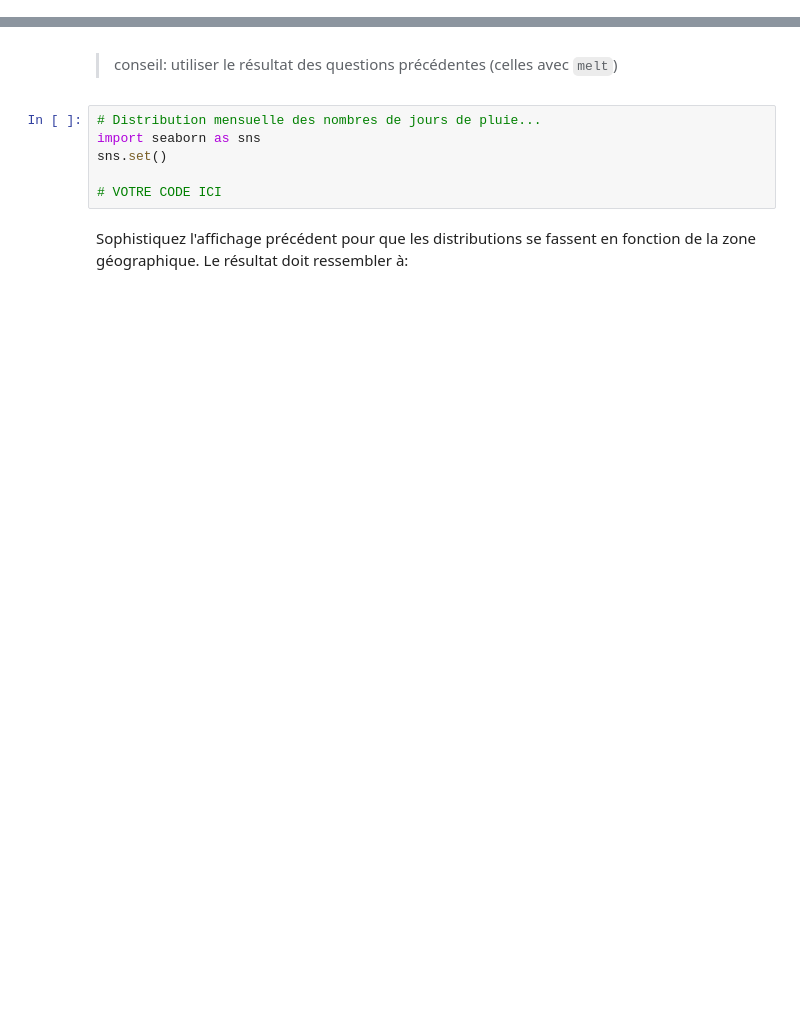
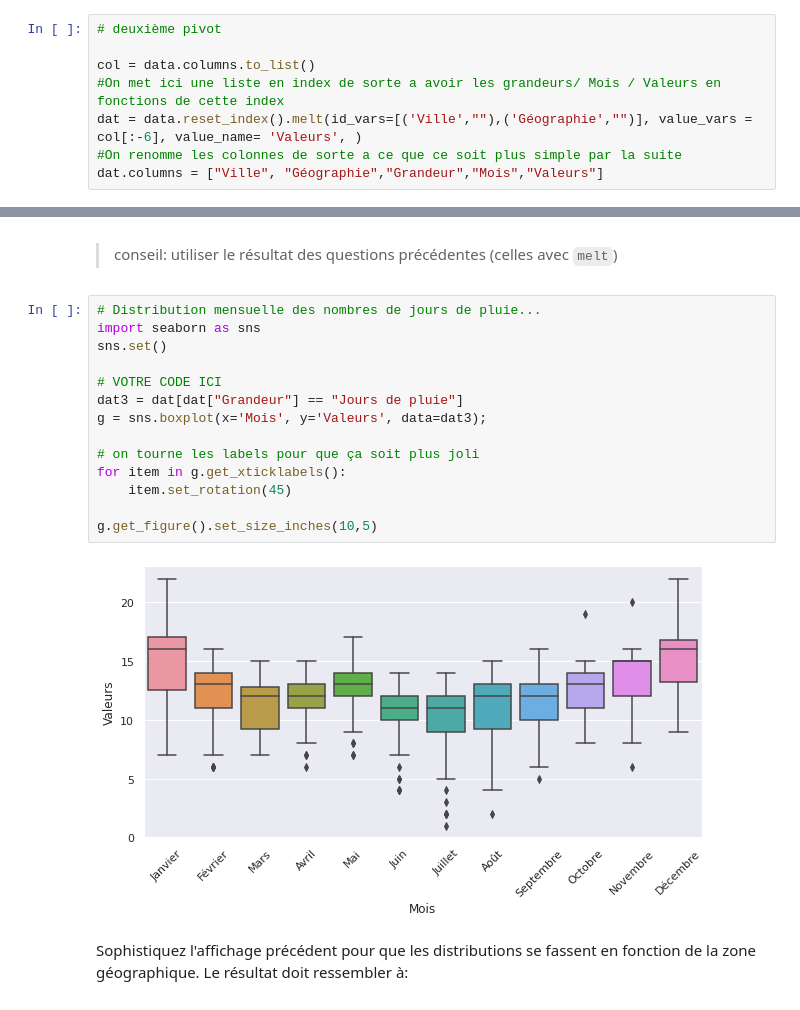
Before and after one commit to campusplage/compte-rendus-ngauthier, a Jupyter notebook: TP1_pandas.ipynb, the cells around one changed output, grey strips where cells are left out. Saved outputs shown, nothing was run; the diff lists cells and outputs as text; blank space fills up the shorter version.

```diff
--- a/TP1_pandas.ipynb
+++ b/TP1_pandas.ipynb
@@ -391,0 +381,8 @@ KeyError: ignored
+# %%
+# deuxième pivot
+
+col = data.columns.to_list()
+#On met ici une liste en index de sorte a avoir les grandeurs/ Mois / Valeurs en fonctions de cette index
+dat = data.reset_index().melt(id_vars=[('Ville',""),('Géographie',"")], value_vars = col[:-6], value_name= 'Valeurs', )
+#On renomme les colonnes de sorte a ce que ce soit plus simple par la suite
+dat.columns = ["Ville", "Géographie","Grandeur","Mois","Valeurs"]
@@ -410,9 +420,19 @@ Le résultat doit ressembler à:
 # %%
 # Distribution mensuelle des nombres de jours de pluie...
 import seaborn as sns
 sns.set()
 
 # VOTRE CODE ICI
+dat3 = dat[dat["Grandeur"] == "Jours de pluie"]
+g = sns.boxplot(x='Mois', y='Valeurs', data=dat3);
+
+# on tourne les labels pour que ça soit plus joli
+for item in g.get_xticklabels():
+    item.set_rotation(45)
+
+g.get_figure().set_size_inches(10,5)
+# %% [output]
+[figure, added]
 # %% [markdown]
 Sophistiquez l'affichage précédent pour que les distributions se fassent en fonction de la zone géographique. Le résultat doit ressembler à:
 
```
Also changed, not shown: parts of 17 cells of this notebook.
